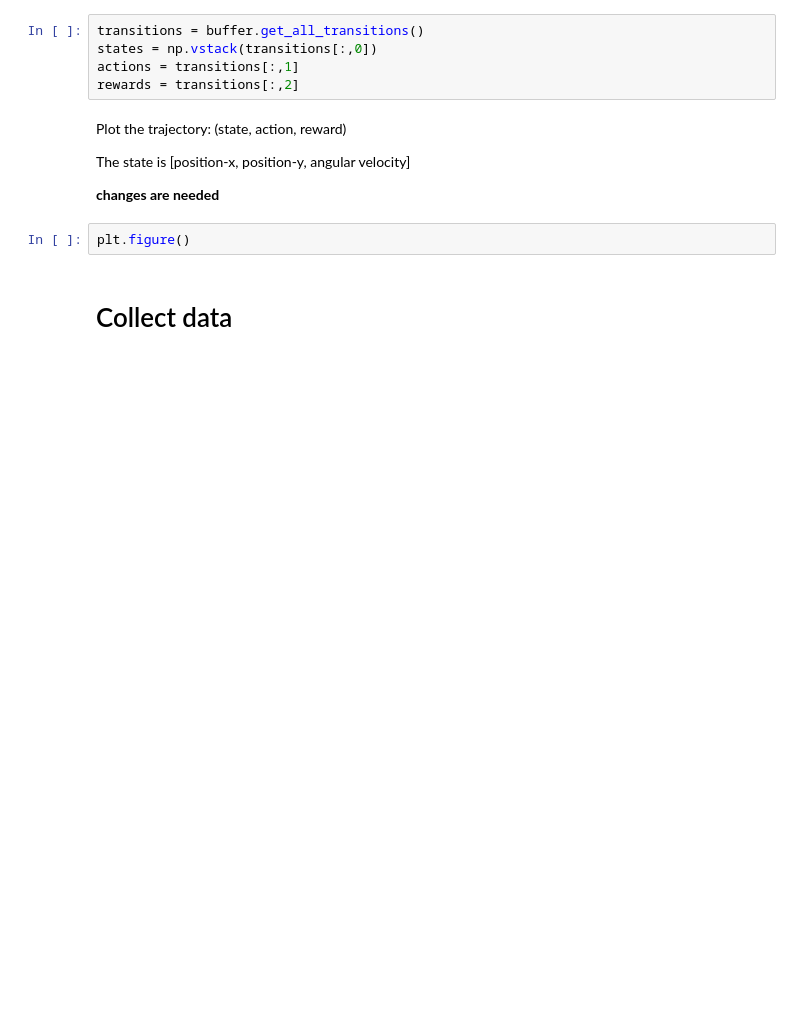
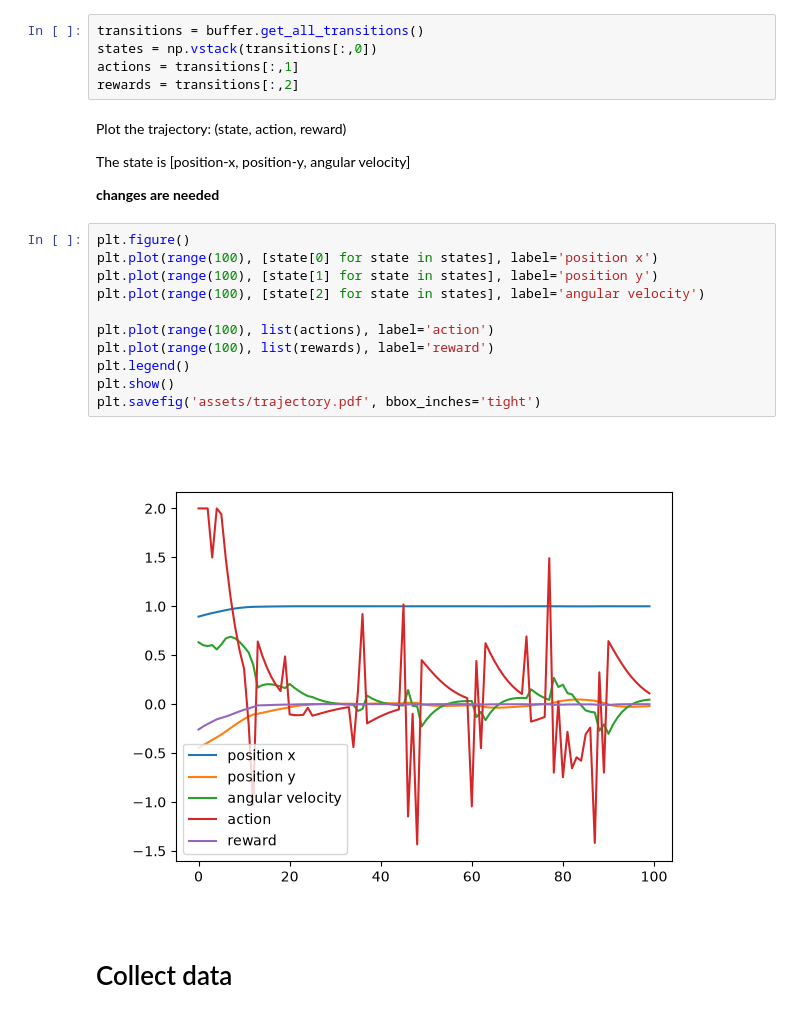
Before and after one commit to traberph/rl-assignments, a Jupyter notebook: 5_gym_valueapprox/value_approx.ipynb, the cells around one changed output. Cells and saved outputs as stored; diff of their text form; blank space fills up the shorter version.

```diff
--- a/5_gym_valueapprox/value_approx.ipynb
+++ b/5_gym_valueapprox/value_approx.ipynb
@@ -40,8 +39,19 @@ Plot the trajectory: (state, action, reward)
  The state is [position-x, position-y, angular velocity]
 
  **changes are needed**
-# %%
-plt.figure()
+# %%
+plt.figure()
+plt.plot(range(100), [state[0] for state in states], label='position x')
+plt.plot(range(100), [state[1] for state in states], label='position y')
+plt.plot(range(100), [state[2] for state in states], label='angular velocity')
+
+plt.plot(range(100), list(actions), label='action')
+plt.plot(range(100), list(rewards), label='reward')
+plt.legend()
+plt.show()
+plt.savefig('assets/trajectory.pdf', bbox_inches='tight')
+# %% [output]
+[figure, added]
 # %% [markdown]
 # Collect data
 # %% [markdown]
```
Also changed, not shown: parts of 7 cells of this notebook.
